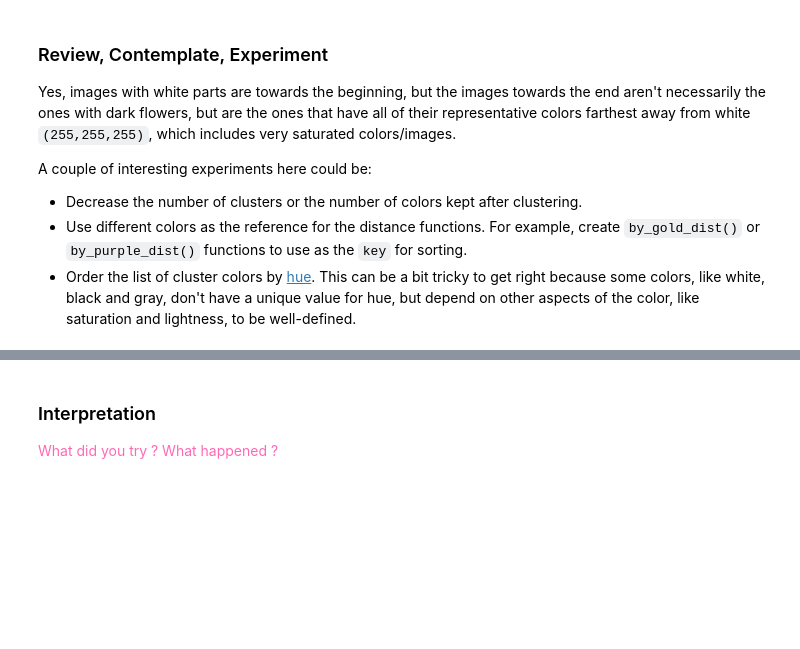
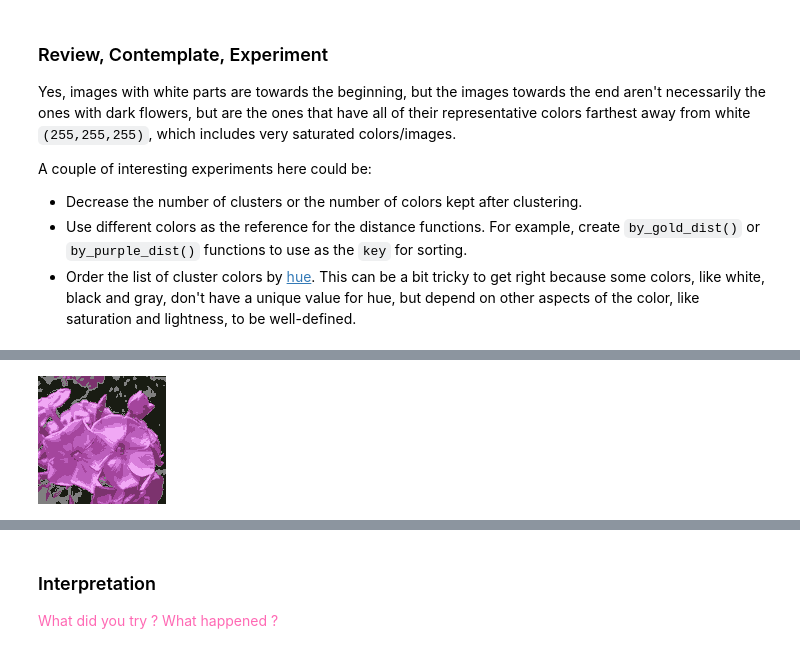
Before and after one commit to Machine-Learning-Lessons/Homework09, a Jupyter notebook: Homework09.ipynb, the cells around one changed output, grey strips where cells are left out. Drawn from its saved outputs; the diff is of its cells as text; code cells hidden in the pictures; blank space fills up the shorter version.

```diff
--- a/Homework09.ipynb
+++ b/Homework09.ipynb
@@ -673,0 +690,28 @@ A couple of interesting experiments here could be:
+# %%
+
+
+fN_CLUSTERS = 8
+N_KEEP = 6
+
+fname = "00_002.png"
+pimg = PImage.open(f"{IMG_DIR}/{fname}").convert("RGB")
+pxs_df = pd.DataFrame(get_pixels(pimg), columns=["R", "G", "B"])
+
+km_colors = KMeans(n_clusters=N_CLUSTERS, random_state=1010, n_init=10)
+px_clusters = km_colors.fit_predict(pxs_df)
+
+# count pixels per cluster for THIS clustering, then take the top N_KEEP
+ccounts = pd.DataFrame(px_clusters, columns=["clusters"])["clusters"].value_counts()
+kept_ids = list(ccounts.index[:N_KEEP])
+
+pxs_post = []
+for cluster_id in px_clusters:
+  if cluster_id in kept_ids:
+    color = km_colors.cluster_centers_[cluster_id]
+    pxs_post.append([int(color[0]), int(color[1]), int(color[2])])
+  else:
+    pxs_post.append([128, 128, 128])   # colors that were NOT kept show as gray
+
+display(make_image(pxs_post, width=pimg.size[0]))
+# %% [output]
+[figure, added]
```
Also changed, not shown: parts of 8 cells of this notebook.
